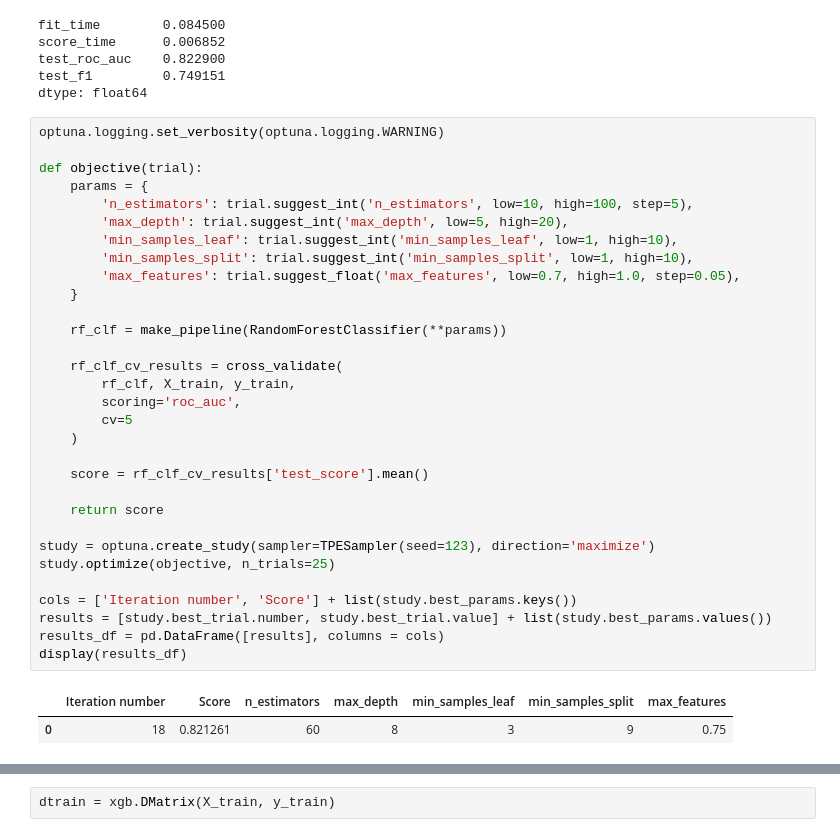
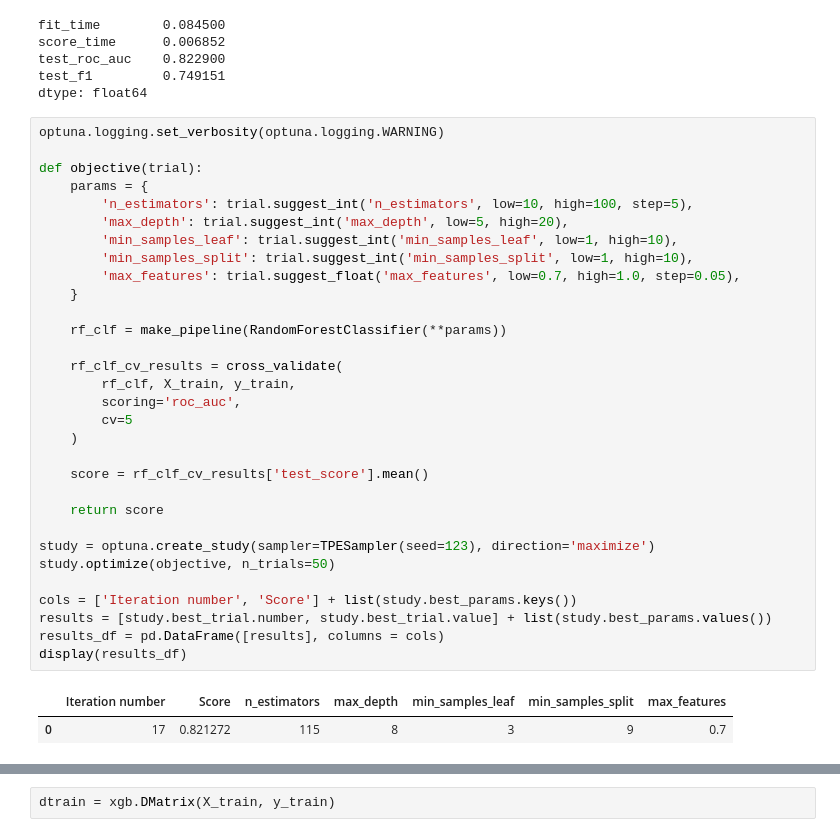
Before and after one commit to tjstarak/DSBA-ML2, a Jupyter notebook: code/classification.ipynb, the cells around one changed output, grey strips where cells are left out. Saved outputs shown, nothing was run; the diff lists cells and outputs as text.

```diff
--- a/code/classification.ipynb
+++ b/code/classification.ipynb
@@ -220,34 +220,34 @@ optuna.logging.set_verbosity(optuna.logging.WARNING)
 
 def objective(trial):
     params = {
         'n_estimators': trial.suggest_int('n_estimators', low=10, high=100, step=5),
         'max_depth': trial.suggest_int('max_depth', low=5, high=20),
         'min_samples_leaf': trial.suggest_int('min_samples_leaf', low=1, high=10),
         'min_samples_split': trial.suggest_int('min_samples_split', low=1, high=10),
         'max_features': trial.suggest_float('max_features', low=0.7, high=1.0, step=0.05),
     }
 
     rf_clf = make_pipeline(RandomForestClassifier(**params))
 
     rf_clf_cv_results = cross_validate(
         rf_clf, X_train, y_train,
         scoring='roc_auc',
         cv=5
     )
 
     score = rf_clf_cv_results['test_score'].mean()
 
     return score
 
 study = optuna.create_study(sampler=TPESampler(seed=123), direction='maximize')
-study.optimize(objective, n_trials=25)
+study.optimize(objective, n_trials=50)
 
 cols = ['Iteration number', 'Score'] + list(study.best_params.keys())
 results = [study.best_trial.number, study.best_trial.value] + list(study.best_params.values())
 results_df = pd.DataFrame([results], columns = cols)
 display(results_df)
 # %% [output]
 |  | Iteration number | Score | n_estimators | max_depth | min_samples_leaf | min_samples_split | max_features |
-| 0 | 18 | 0.821261 | 60 | 8 | 3 | 9 | 0.75 |
+| 0 | 17 | 0.821272 | 115 | 8 | 3 | 9 | 0.7 |
 # %%
 rf_params = {
```
Also changed, not shown: parts of 3 cells of this notebook.
